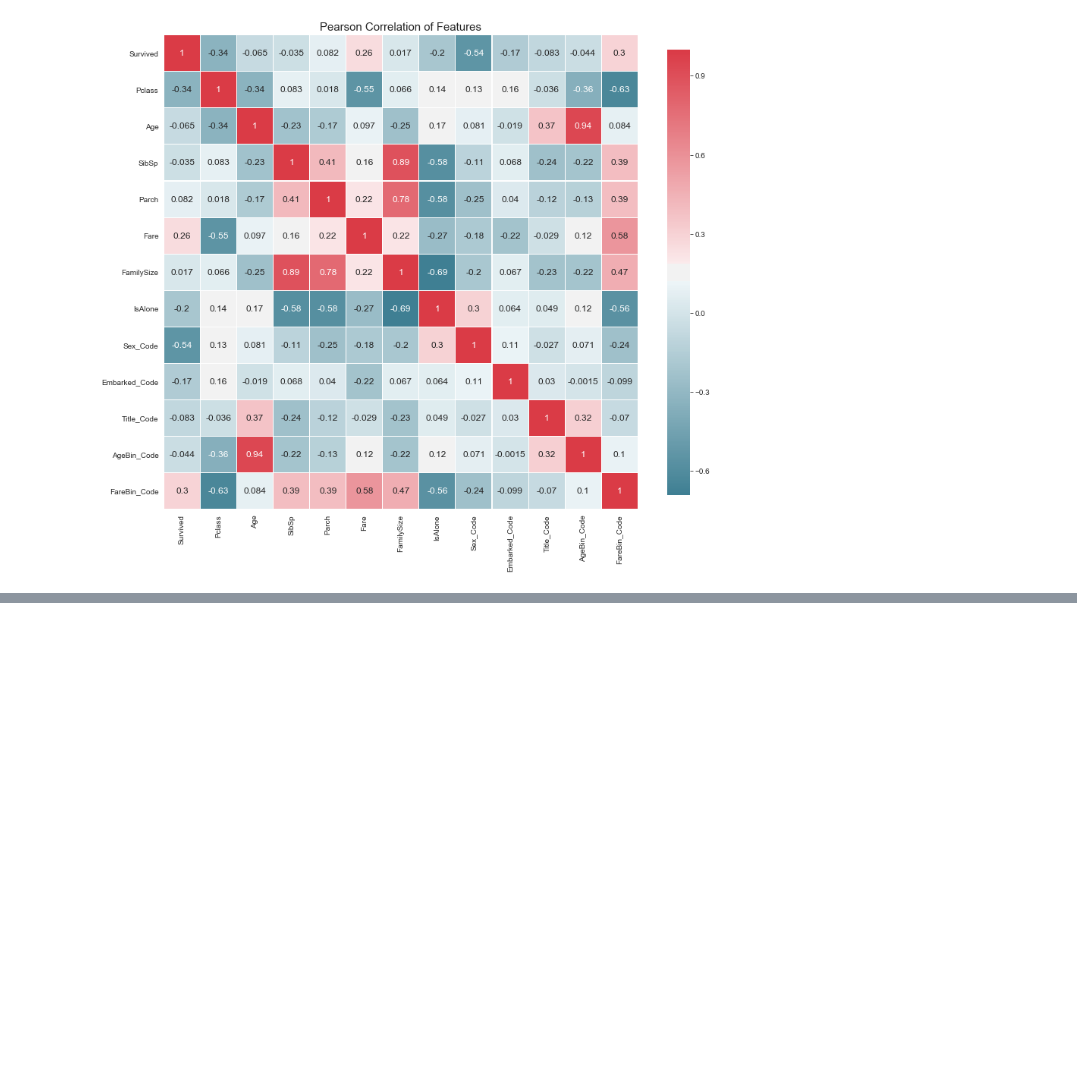
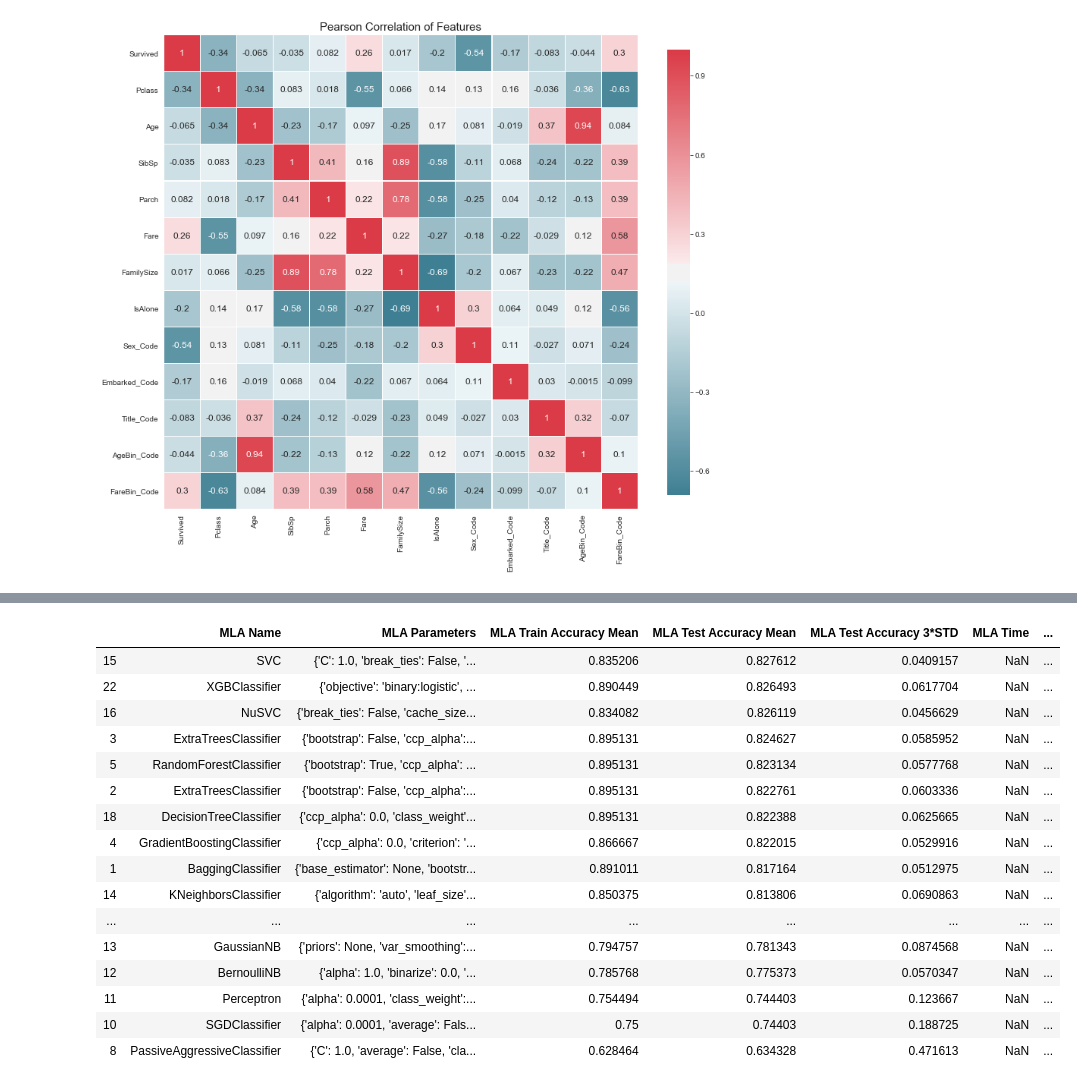
Before and after one commit to jjonhwa/Kaggle_practice, a Jupyter notebook: source/3번째 타이타닉.ipynb, the cells around one changed output, grey strips where cells are left out. Drawn from its saved outputs; the diff is of its cells as text; code cells hidden in the pictures; blank space fills up the shorter version.

```diff
--- a/source/3번째 타이타닉.ipynb
+++ b/source/3번째 타이타닉.ipynb
@@ -604,0 +628,86 @@ correlation_heatmap(data1)
+# %%
+MLA = [
+    ensemble.AdaBoostClassifier(),
+    ensemble.BaggingClassifier(),
+    ensemble.ExtraTreesClassifier(),
+    ensemble.ExtraTreesClassifier(),
+    ensemble.GradientBoostingClassifier(),
+    ensemble.RandomForestClassifier(),
+
+    gaussian_process.GaussianProcessClassifier(),
+
+    linear_model.LogisticRegressionCV(),
+    linear_model.PassiveAggressiveClassifier(),
+    linear_model.RidgeClassifierCV(),
+    linear_model.SGDClassifier(),
+    linear_model.Perceptron(),
+
+    naive_bayes.BernoulliNB(),
+    naive_bayes.GaussianNB(),
+
+    neighbors.KNeighborsClassifier(),
+
+    svm.SVC(probability = True),
+    svm.NuSVC(probability = True),
+    svm.LinearSVC(),
+
+    tree.DecisionTreeClassifier(),
+    tree.ExtraTreeClassifier(),
+
+    discriminant_analysis.LinearDiscriminantAnalysis(),
+    discriminant_analysis.QuadraticDiscriminantAnalysis(),
+
+    XGBClassifier()
+]
+
+cv_split = model_selection.ShuffleSplit(n_splits = 10,
+                                        test_size = .3, train_size = .6,
+                                        random_state = 0)
+
+MLA_columns = ['MLA Name', 'MLA Parameters', 'MLA Train Accuracy Mean',
+               'MLA Test Accuracy Mean', 'MLA Test Accuracy 3*STD', 'MLA Time']
+MLA_compare = pd.DataFrame(columns = MLA_columns)
+
+MLA_predict = data1[Target]
+
+row_index = 0
+for alg in MLA :
+    MLA_name = alg.__class__.__name__
+    MLA_compare.loc[row_index, 'MLA Name'] = MLA_name
+    MLA_compare.loc[row_index, 'MLA Parameters'] = str(alg.get_params())
+
+    cv_results = model_selection.cross_validate(alg, data1[data1_x_bin],
+                                                data1[Target], cv = cv_split, return_train_score = True)
+
+    MLA_compare.loc[row_index, 'MLA TIme'] = cv_results['fit_time'].mean()
+    MLA_compare.loc[row_index, 'MLA Train Accuracy Mean'] = cv_results['train_score'].mean()
+    MLA_compare.loc[row_index, 'MLA Test Accuracy Mean'] = cv_results['test_score'].mean()
+
+    MLA_compare.loc[row_index, 'MLA Test Accuracy 3*STD'] = cv_results['test_score'].std()*3
+
+    alg.fit(data1[data1_x_bin], data1[Target])
+    MLA_predict[MLA_name] = alg.predict(data1[data1_x_bin])
+
+    row_index += 1
+
+
+MLA_compare.sort_values(by = ['MLA Test Accuracy Mean'], ascending = False, inplace = True)
+MLA_compare
+# %% [output]
+|  | MLA Name | MLA Parameters | MLA Train Accuracy Mean | MLA Test Accuracy Mean | MLA Test Accuracy 3*STD | MLA Time | ... |
+| 15 | SVC | {'C': 1.0, 'break_ties': False, '... | 0.835206 | 0.827612 | 0.0409157 | NaN | ... |
+| 22 | XGBClassifier | {'objective': 'binary:logistic', ... | 0.890449 | 0.826493 | 0.0617704 | NaN | ... |
+| 16 | NuSVC | {'break_ties': False, 'cache_size... | 0.834082 | 0.826119 | 0.0456629 | NaN | ... |
+| 3 | ExtraTreesClassifier | {'bootstrap': False, 'ccp_alpha':... | 0.895131 | 0.824627 | 0.0585952 | NaN | ... |
+| 5 | RandomForestClassifier | {'bootstrap': True, 'ccp_alpha': ... | 0.895131 | 0.823134 | 0.0577768 | NaN | ... |
+| 2 | ExtraTreesClassifier | {'bootstrap': False, 'ccp_alpha':... | 0.895131 | 0.822761 | 0.0603336 | NaN | ... |
+| 18 | DecisionTreeClassifier | {'ccp_alpha': 0.0, 'class_weight'... | 0.895131 | 0.822388 | 0.0625665 | NaN | ... |
+| 4 | GradientBoostingClassifier | {'ccp_alpha': 0.0, 'criterion': '... | 0.866667 | 0.822015 | 0.0529916 | NaN | ... |
+| 1 | BaggingClassifier | {'base_estimator': None, 'bootstr... | 0.891011 | 0.817164 | 0.0512975 | NaN | ... |
+| 14 | KNeighborsClassifier | {'algorithm': 'auto', 'leaf_size'... | 0.850375 | 0.813806 | 0.0690863 | NaN | ... |
+| ... | ... | ... | ... | ... | ... | ... | ... |
+| 13 | GaussianNB | {'priors': None, 'var_smoothing':... | 0.794757 | 0.781343 | 0.0874568 | NaN | ... |
+| 12 | BernoulliNB | {'alpha': 1.0, 'binarize': 0.0, '... | 0.785768 | 0.775373 | 0.0570347 | NaN | ... |
+| 11 | Perceptron | {'alpha': 0.0001, 'class_weight':... | 0.754494 | 0.744403 | 0.123667 | NaN | ... |
+| 10 | SGDClassifier | {'alpha': 0.0001, 'average': Fals... | 0.75 | 0.74403 | 0.188725 | NaN | ... |
+| 8 | PassiveAggressiveClassifier | {'C': 1.0, 'average': False, 'cla... | 0.628464 | 0.634328 | 0.471613 | NaN | ... |
```
Also changed, not shown: parts of 43 cells of this notebook.
